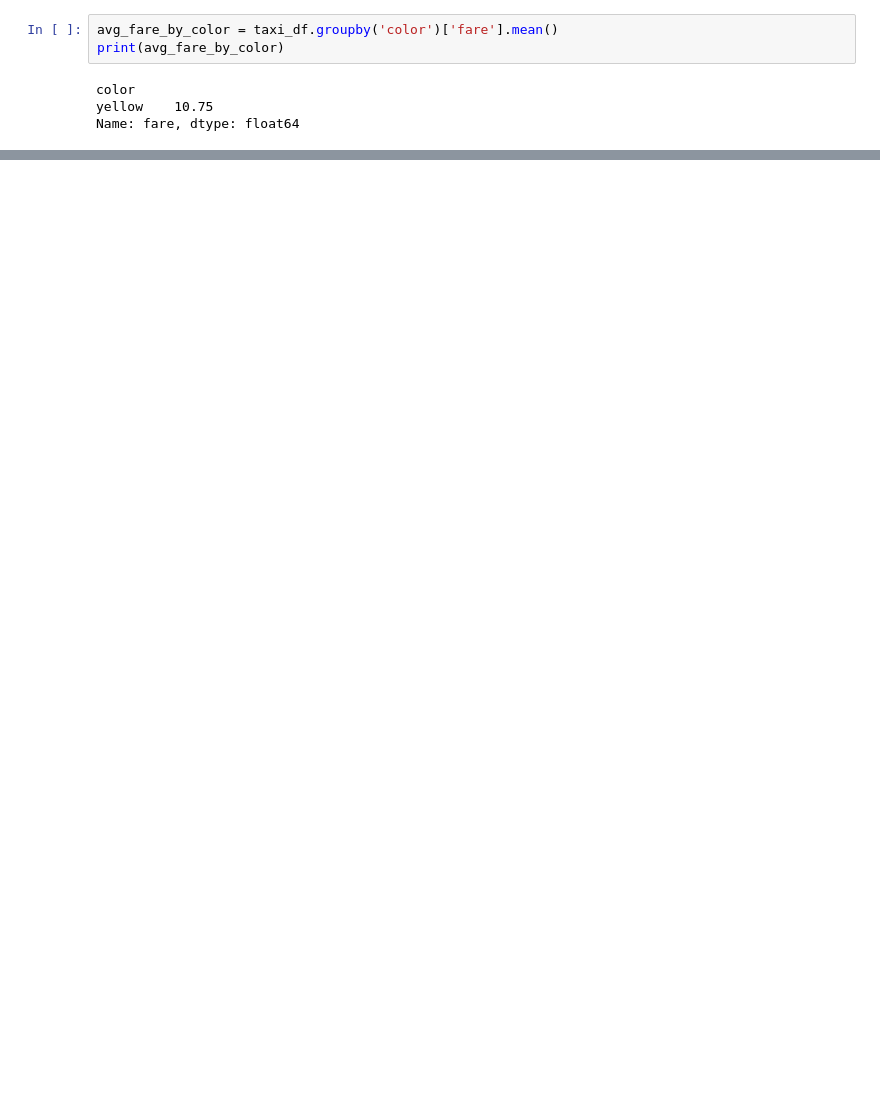
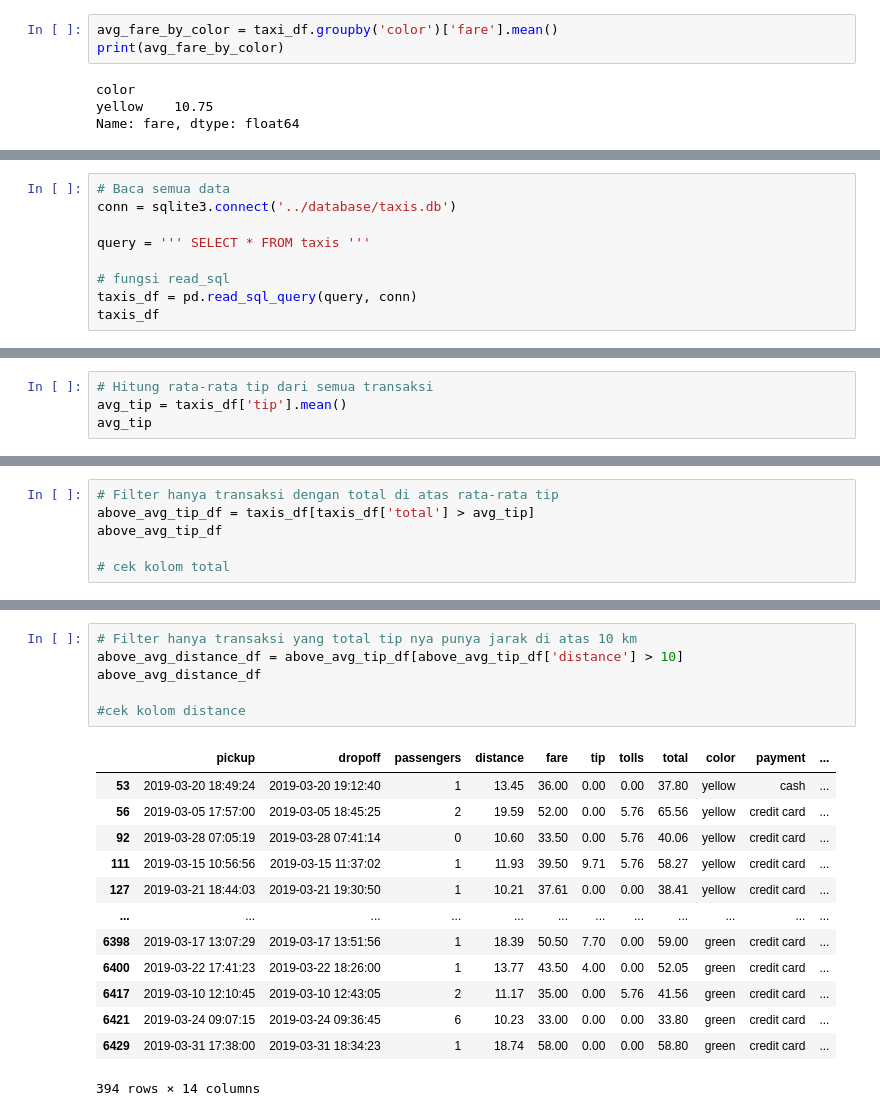
Before and after one commit to watermcloud/DSC-Repository, a Jupyter notebook: DSC-Repository/[GOLD] Chapter 4/2_SQLite_Database_Query.ipynb, the cells around one changed output, grey strips where cells are left out. Drawn from its saved outputs; the diff is of its cells as text; blank space fills up the shorter version.

```diff
--- a/DSC-Repository/[GOLD] Chapter 4/2_SQLite_Database_Query.ipynb
+++ b/DSC-Repository/[GOLD] Chapter 4/2_SQLite_Database_Query.ipynb
@@ -378,0 +396,9 @@ result_df
+# %%
+# Baca semua data
+conn = sqlite3.connect('../database/taxis.db')
+
+query = ''' SELECT * FROM taxis '''
+
+# fungsi read_sql
+taxis_df = pd.read_sql_query(query, conn)
+taxis_df
@@ -378,0 +419,4 @@ result_df
+# %%
+# Hitung rata-rata tip dari semua transaksi
+avg_tip = taxis_df['tip'].mean()
+avg_tip
@@ -378,0 +432,6 @@ result_df
+# %%
+# Filter hanya transaksi dengan total di atas rata-rata tip
+above_avg_tip_df = taxis_df[taxis_df['total'] > avg_tip]
+above_avg_tip_df
+
+# cek kolom total
@@ -378,0 +452,20 @@ result_df
+# %%
+# Filter hanya transaksi yang total tip nya punya jarak di atas 10 km
+above_avg_distance_df = above_avg_tip_df[above_avg_tip_df['distance'] > 10]
+above_avg_distance_df
+
+#cek kolom distance
+# %% [output]
+|  | pickup | dropoff | passengers | distance | fare | tip | tolls | total | color | payment | ... |
+| 53 | 2019-03-20 18:49:24 | 2019-03-20 19:12:40 | 1 | 13.45 | 36.00 | 0.00 | 0.00 | 37.80 | yellow | cash | ... |
+| 56 | 2019-03-05 17:57:00 | 2019-03-05 18:45:25 | 2 | 19.59 | 52.00 | 0.00 | 5.76 | 65.56 | yellow | credit card | ... |
+| 92 | 2019-03-28 07:05:19 | 2019-03-28 07:41:14 | 0 | 10.60 | 33.50 | 0.00 | 5.76 | 40.06 | yellow | credit card | ... |
+| 111 | 2019-03-15 10:56:56 | 2019-03-15 11:37:02 | 1 | 11.93 | 39.50 | 9.71 | 5.76 | 58.27 | yellow | credit card | ... |
+| 127 | 2019-03-21 18:44:03 | 2019-03-21 19:30:50 | 1 | 10.21 | 37.61 | 0.00 | 0.00 | 38.41 | yellow | credit card | ... |
+| ... | ... | ... | ... | ... | ... | ... | ... | ... | ... | ... | ... |
+| 6398 | 2019-03-17 13:07:29 | 2019-03-17 13:51:56 | 1 | 18.39 | 50.50 | 7.70 | 0.00 | 59.00 | green | credit card | ... |
+| 6400 | 2019-03-22 17:41:23 | 2019-03-22 18:26:00 | 1 | 13.77 | 43.50 | 4.00 | 0.00 | 52.05 | green | credit card | ... |
+| 6417 | 2019-03-10 12:10:45 | 2019-03-10 12:43:05 | 2 | 11.17 | 35.00 | 0.00 | 5.76 | 41.56 | green | credit card | ... |
+| 6421 | 2019-03-24 09:07:15 | 2019-03-24 09:36:45 | 6 | 10.23 | 33.00 | 0.00 | 0.00 | 33.80 | green | credit card | ... |
+| 6429 | 2019-03-31 17:38:00 | 2019-03-31 18:34:23 | 1 | 18.74 | 58.00 | 0.00 | 0.00 | 58.80 | green | credit card | ... |
+394 rows × 14 columns
```
Also changed, not shown: parts of 35 cells of this notebook, 17 other files.
